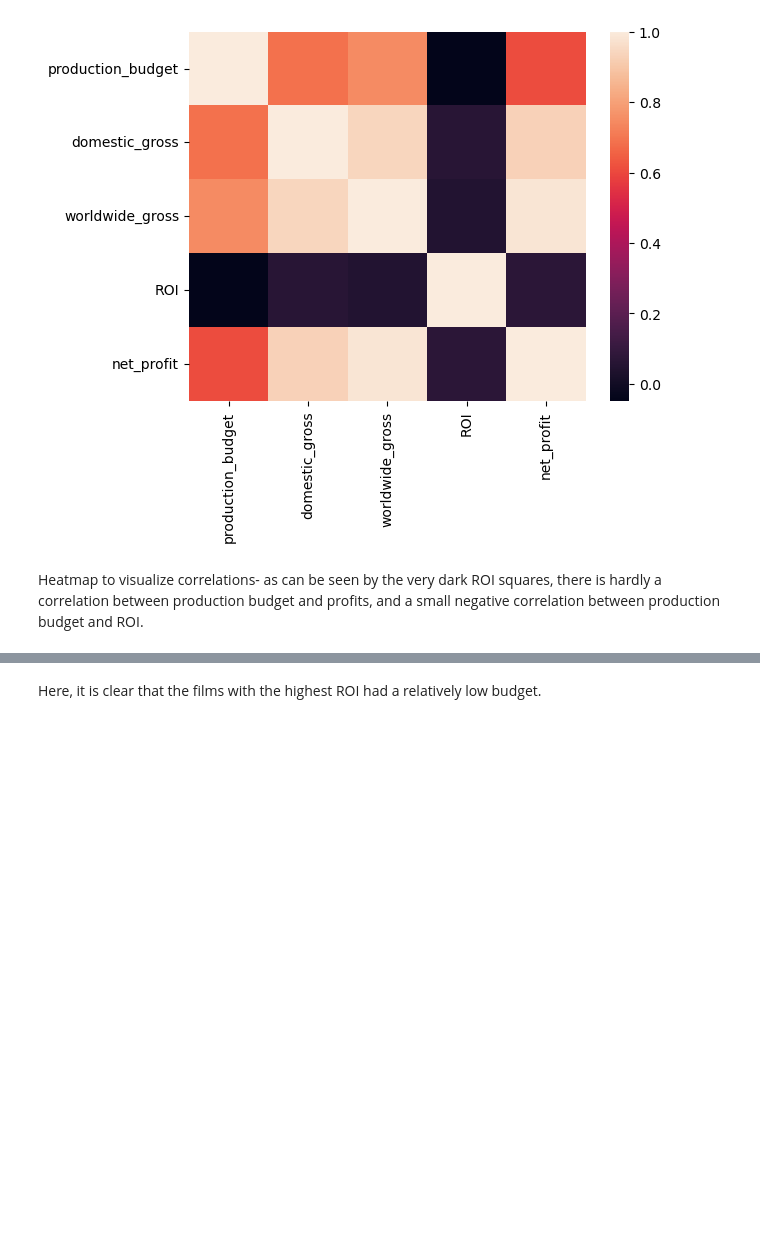
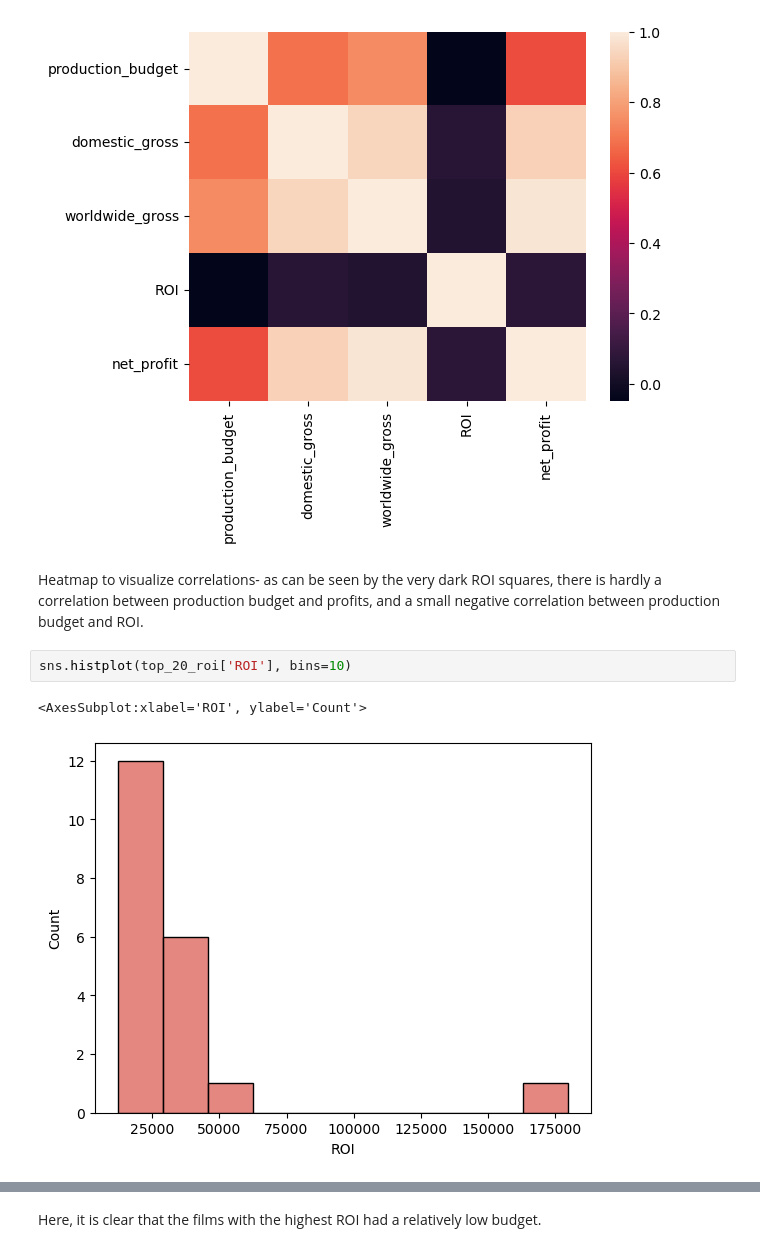
Before and after one commit to lalynjay/Movie-Trends-Analysis, a Jupyter notebook: Movie_Trends_Analysis.ipynb, the cells around one changed output, grey strips where cells are left out. Saved outputs shown, nothing was run; the diff lists cells and outputs as text; blank space fills up the shorter version.

```diff
--- a/Movie_Trends_Analysis.ipynb
+++ b/Movie_Trends_Analysis.ipynb
@@ -482,3 +513,8 @@ sns.heatmap(budgets_df.corr());
 [figure]
 # %% [markdown]
 Heatmap to visualize correlations- as can be seen by the very dark ROI squares, there is hardly a correlation between production budget and profits, and a small negative correlation between production budget and ROI.
+# %%
+sns.histplot(top_20_roi['ROI'], bins=10)
+# %% [output]
+<AxesSubplot:xlabel='ROI', ylabel='Count'>
+[figure, added]
```
Also changed, not shown: parts of 9 cells of this notebook, 1 other file.
